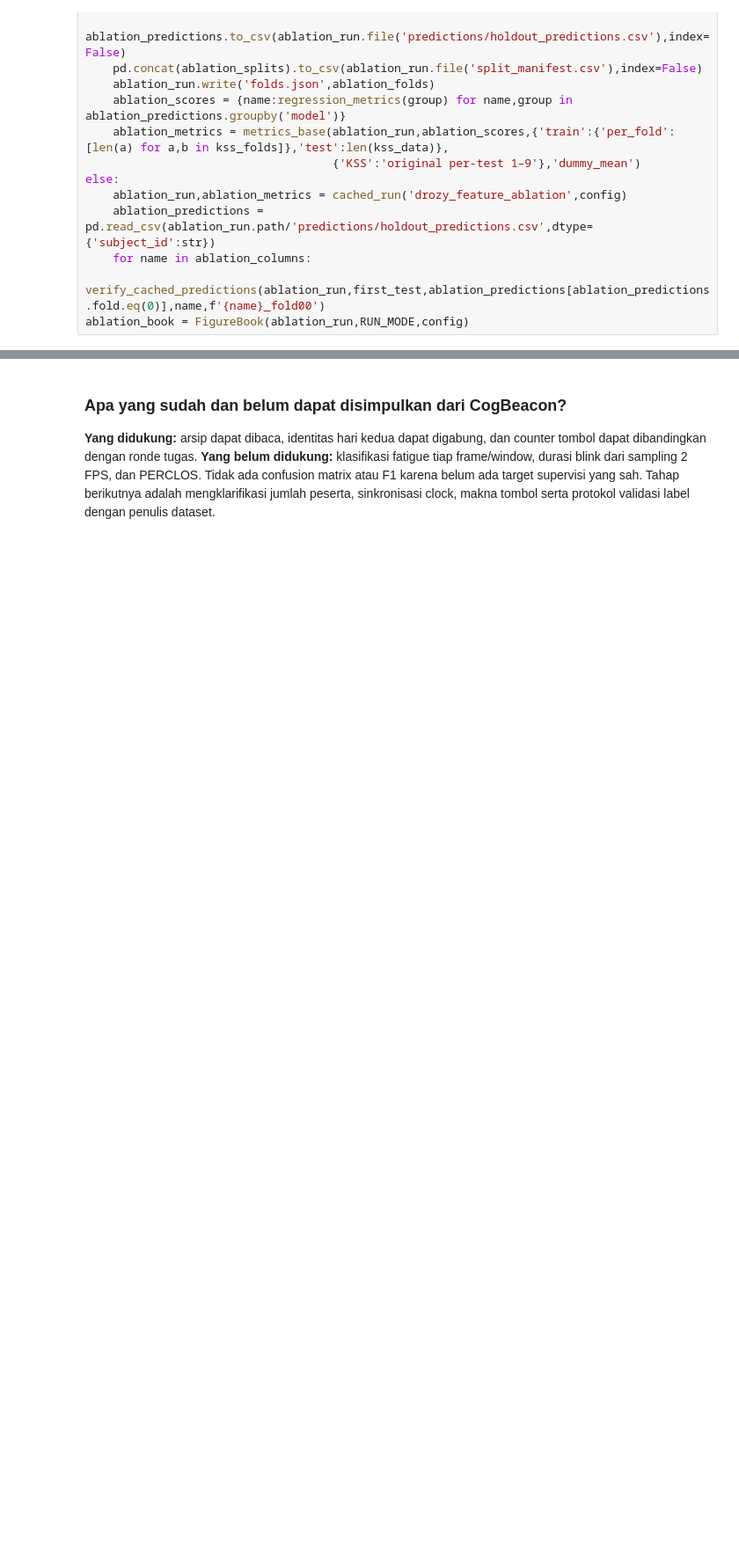
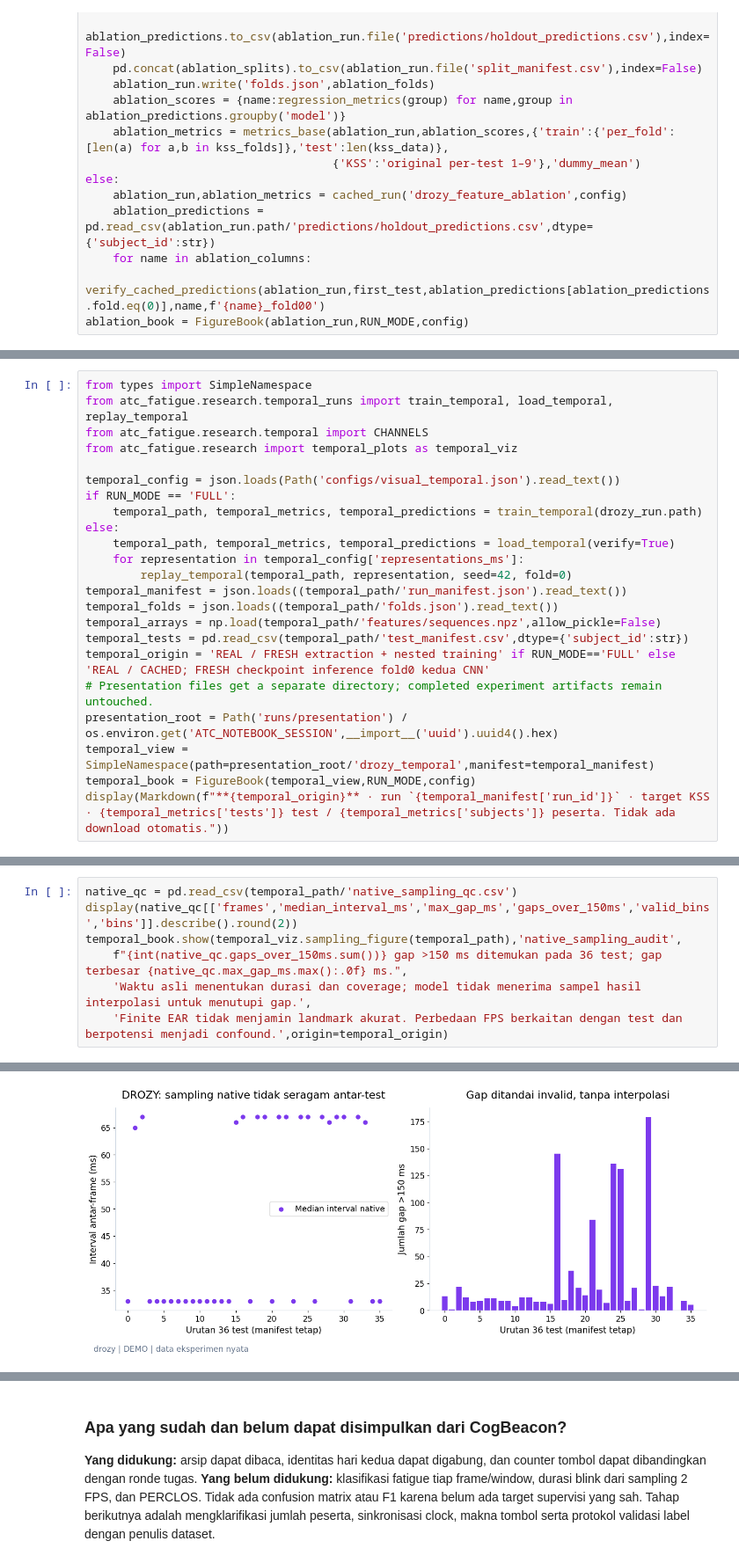
Before and after one commit to maulnite/atc-fatigue-research, a Jupyter notebook: notebooks/v3/02_visual_analysis.ipynb, the cells around one changed output, grey strips where cells are left out. Shown at 88% size. Drawn from its saved outputs; the diff is of its cells as text; blank space fills up the shorter version.

Commit message:
Extend visual v3 with nested DROZY temporal CNN and dataset feasibility audits

```diff
--- a/notebooks/v3/02_visual_analysis.ipynb
+++ b/notebooks/v3/02_visual_analysis.ipynb
@@ -1210,0 +1230,23 @@ display(Markdown(f'**Yang terlihat:** EAR-only MAE {ear_mae:.3f} versus combined
+# %%
+from types import SimpleNamespace
+from atc_fatigue.research.temporal_runs import train_temporal, load_temporal, replay_temporal
+from atc_fatigue.research.temporal import CHANNELS
+from atc_fatigue.research import temporal_plots as temporal_viz
+
+temporal_config = json.loads(Path('configs/visual_temporal.json').read_text())
+if RUN_MODE == 'FULL':
+    temporal_path, temporal_metrics, temporal_predictions = train_temporal(drozy_run.path)
+else:
+    temporal_path, temporal_metrics, temporal_predictions = load_temporal(verify=True)
+    for representation in temporal_config['representations_ms']:
+        replay_temporal(temporal_path, representation, seed=42, fold=0)
+temporal_manifest = json.loads((temporal_path/'run_manifest.json').read_text())
+temporal_folds = json.loads((temporal_path/'folds.json').read_text())
+temporal_arrays = np.load(temporal_path/'features/sequences.npz',allow_pickle=False)
+temporal_tests = pd.read_csv(temporal_path/'test_manifest.csv',dtype={'subject_id':str})
+temporal_origin = 'REAL / FRESH extraction + nested training' if RUN_MODE=='FULL' else 'REAL / CACHED; FRESH checkpoint inference fold0 kedua CNN'
+# Presentation files get a separate directory; completed experiment artifacts remain untouched.
+presentation_root = Path('runs/presentation') / os.environ.get('ATC_NOTEBOOK_SESSION',__import__('uuid').uuid4().hex)
+temporal_view = SimpleNamespace(path=presentation_root/'drozy_temporal',manifest=temporal_manifest)
+temporal_book = FigureBook(temporal_view,RUN_MODE,config)
+display(Markdown(f"**{temporal_origin}** · run `{temporal_manifest['run_id']}` · target KSS · {temporal_metrics['tests']} test / {temporal_metrics['subjects']} peserta. Tidak ada download otomatis."))
@@ -1210,0 +1261,8 @@ display(Markdown(f'**Yang terlihat:** EAR-only MAE {ear_mae:.3f} versus combined
+# %%
+native_qc = pd.read_csv(temporal_path/'native_sampling_qc.csv')
+display(native_qc[['frames','median_interval_ms','max_gap_ms','gaps_over_150ms','valid_bins','bins']].describe().round(2))
+temporal_book.show(temporal_viz.sampling_figure(temporal_path),'native_sampling_audit',
+    f"{int(native_qc.gaps_over_150ms.sum())} gap >150 ms ditemukan pada 36 test; gap terbesar {native_qc.max_gap_ms.max():.0f} ms.",
+    'Waktu asli menentukan durasi dan coverage; model tidak menerima sampel hasil interpolasi untuk menutupi gap.',
+    'Finite EAR tidak menjamin landmark akurat. Perbedaan FPS berkaitan dengan test dan berpotensi menjadi confound.',origin=temporal_origin)
+# %% [output]
@@ -1210,0 +1278 @@ display(Markdown(f'**Yang terlihat:** EAR-only MAE {ear_mae:.3f} versus combined
+[figure, added]
```
Also changed, not shown: parts of 53 cells of this notebook, 41 other files.
